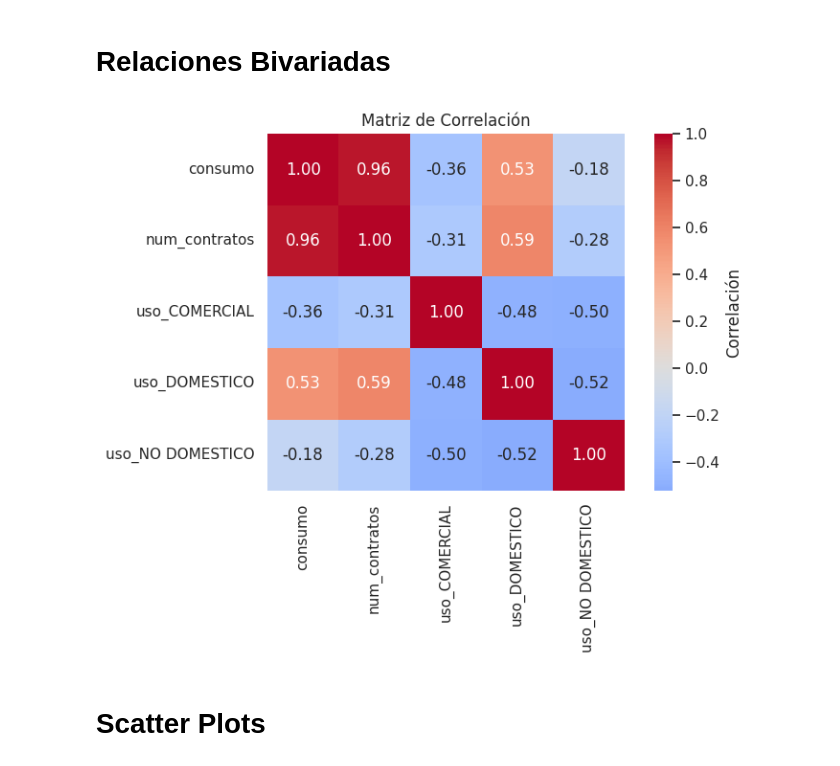
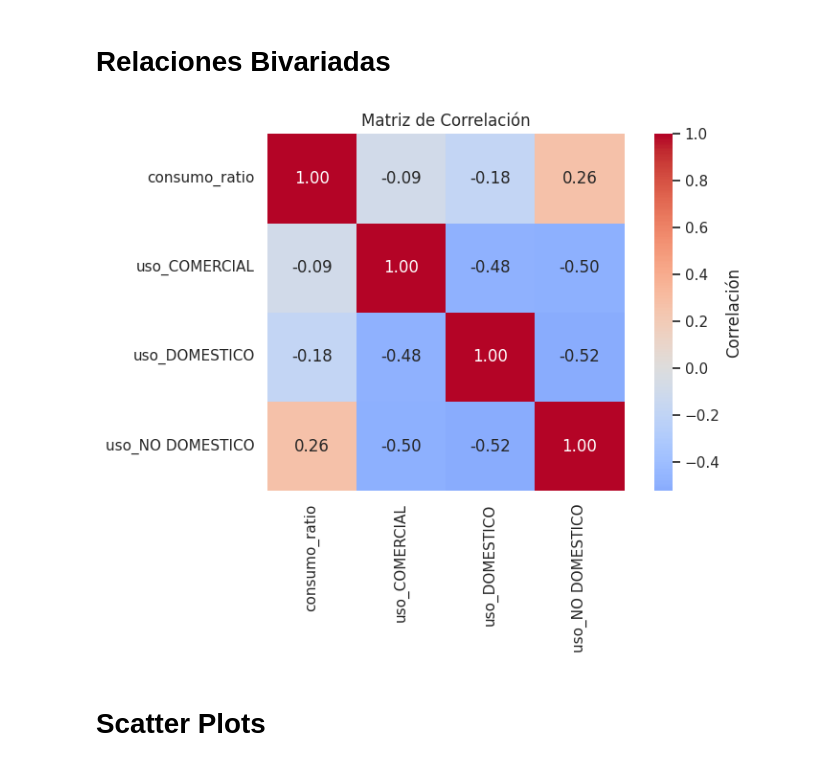
Before and after one commit to santvz6/Invictus, a Jupyter notebook: notebooks/AMAEM.ipynb, the cells around one changed output. Cells and saved outputs as stored; diff of their text form; code cells hidden in the pictures.

```diff
--- a/notebooks/AMAEM.ipynb
+++ b/notebooks/AMAEM.ipynb
@@ -23,6 +23,11 @@ from sklearn.metrics import (
 sys.path.append(os.path.abspath(os.path.join("..")))
 from src.config import Paths
 from src.config import DatasetKeys
+# %%
+from src.water2fraud.features.preprocessor import WaterPreprocessor
+from src.water2fraud.models.water_segmenter import WaterSegmenter
+
+preprocessor = WaterPreprocessor()
 # %%
 seed = 80
 images_path = Path("./AMAEM")
@@ -126,6 +135,5 @@ df = df.dropna()
 # %% [markdown]
 # Conversión de datos
 # %%
-# Eliminamos las comas y convertimos a entero
-for key in [DatasetKeys.CONSUMO, DatasetKeys.NUM_CONTRATOS]:
-    df[key] = df[key].str.replace(",", "").astype(int)
+df = preprocessor._process_dataframe(df)
+df.dtypes
@@ -224,19 +342,20 @@ plt.savefig(images_path / "distribuciones_univariadas.png", dpi=300, bbox_inches
 # %% [markdown]
 # Relaciones Bivariadas
 # %%
-features = list(df.select_dtypes(include=[np.number]).corr())
+new_features = [DatasetKeys.CONTRATO_RATIO,
+                DatasetKeys.USO_COMERCIAL, DatasetKeys.USO_DOMESTICO, DatasetKeys.USO_NO_DOMESTICO]
 # %%
-corr_matrix = df[features].corr()
+corr_matrix = df[new_features].corr()
 
 # Visualización
 fig, ax = plt.subplots(figsize=(8, 6))
 sns.heatmap(corr_matrix, annot=True, fmt=".2f", cmap="coolwarm", center=0,
             square=True, ax=ax, cbar_kws={"label": "Correlación"})
 ax.set_title("Matriz de Correlación")
 plt.tight_layout()
-plt.savefig(images_path / "correlacion_matrix.png", dpi=300, bbox_inches="tight")
+plt.savefig(images_path / "correlacion.png", dpi=300, bbox_inches="tight")
 # %% [output]
-[figure, old version]
+[figure, new version]
 # %% [markdown]
 # Scatter Plots
 # %%
```
Also changed, not shown: parts of 23 cells of this notebook, 10 other files.
